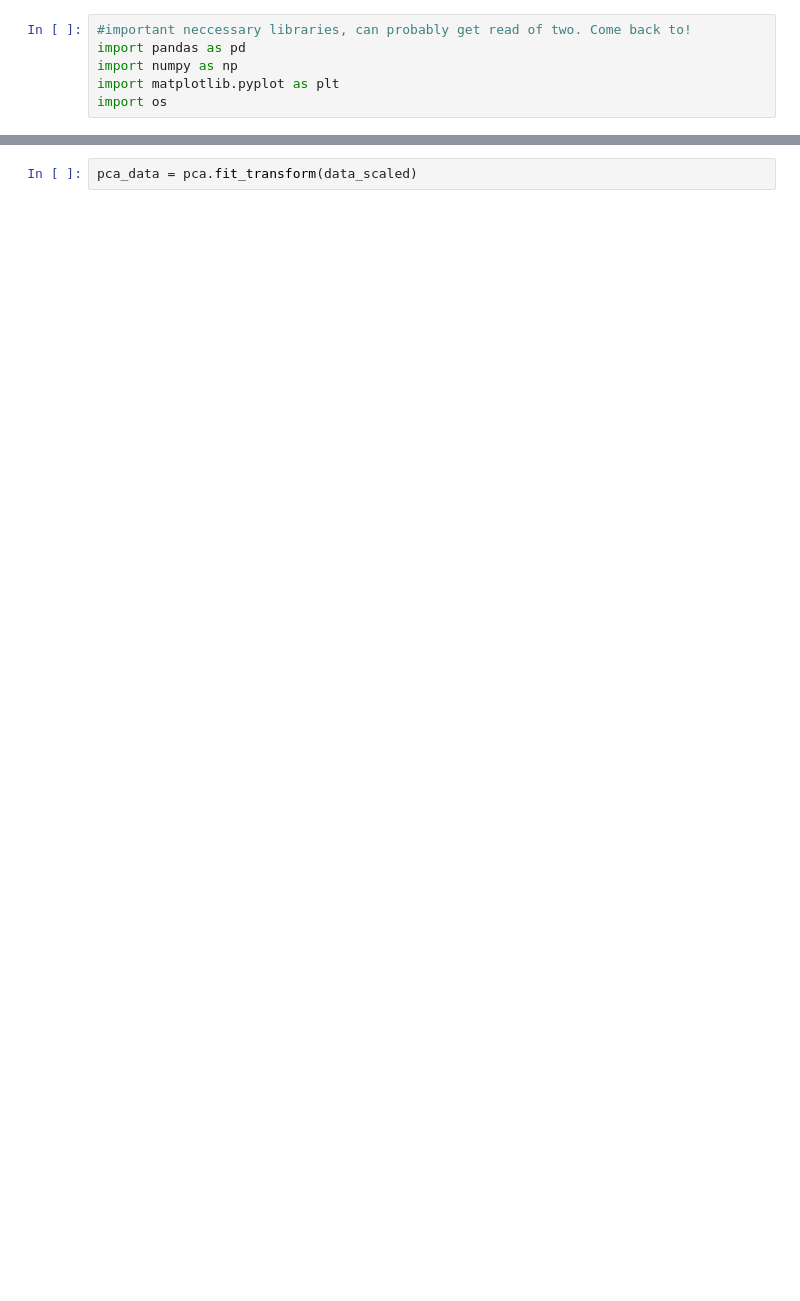
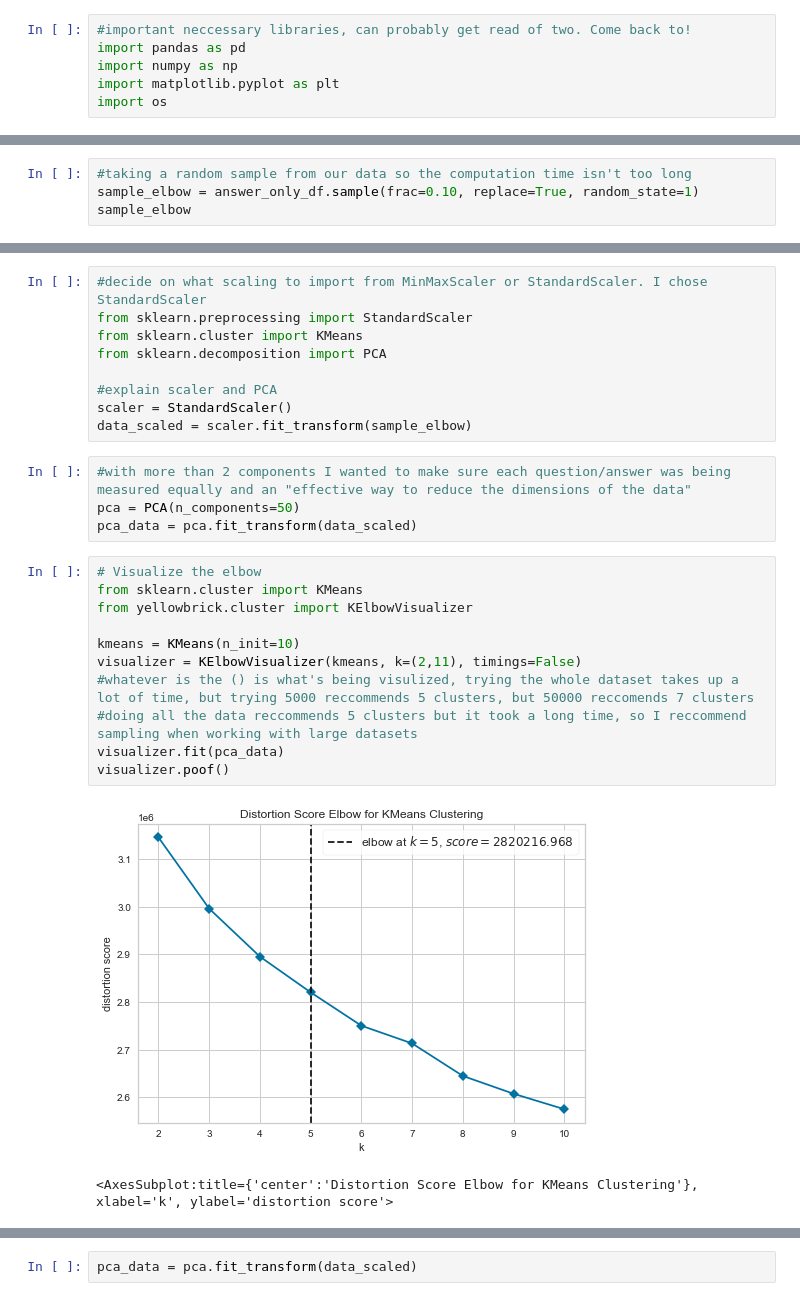
Before and after one commit to tfr2594/Big_Five_Personalities, a Jupyter notebook: Machine_Learning_KMeans.ipynb, the cells around one changed output, grey strips where cells are left out. Drawn from its saved outputs; the diff is of its cells as text; blank space fills up the shorter version.

```diff
--- a/Machine_Learning_KMeans.ipynb
+++ b/Machine_Learning_KMeans.ipynb
@@ -32,0 +32,4 @@ answer_only_df
+# %%
+#taking a random sample from our data so the computation time isn't too long
+sample_elbow = answer_only_df.sample(frac=0.10, replace=True, random_state=1)
+sample_elbow
@@ -32,0 +50,27 @@ answer_only_df
+# %%
+#decide on what scaling to import from MinMaxScaler or StandardScaler. I chose StandardScaler
+from sklearn.preprocessing import StandardScaler
+from sklearn.cluster import KMeans
+from sklearn.decomposition import PCA
+
+#explain scaler and PCA
+scaler = StandardScaler()
+data_scaled = scaler.fit_transform(sample_elbow)
+# %%
+#with more than 2 components I wanted to make sure each question/answer was being measured equally and an "effective way to reduce the dimensions of the data"
+pca = PCA(n_components=50)
+pca_data = pca.fit_transform(data_scaled)
+# %%
+# Visualize the elbow
+from sklearn.cluster import KMeans
+from yellowbrick.cluster import KElbowVisualizer
+
+kmeans = KMeans(n_init=10)
+visualizer = KElbowVisualizer(kmeans, k=(2,11), timings=False)
+#whatever is the () is what's being visulized, trying the whole dataset takes up a lot of time, but trying 5000 reccommends 5 clusters, but 50000 reccomends 7 clusters
+#doing all the data reccommends 5 clusters but it took a long time, so I reccommend sampling when working with large datasets
+visualizer.fit(pca_data)
+visualizer.poof()
+# %% [output]
+[figure, added]
+<AxesSubplot:title={'center':'Distortion Score Elbow for KMeans Clustering'}, xlabel='k', ylabel='distortion score'>
```
Also changed, not shown: parts of 11 cells of this notebook.
